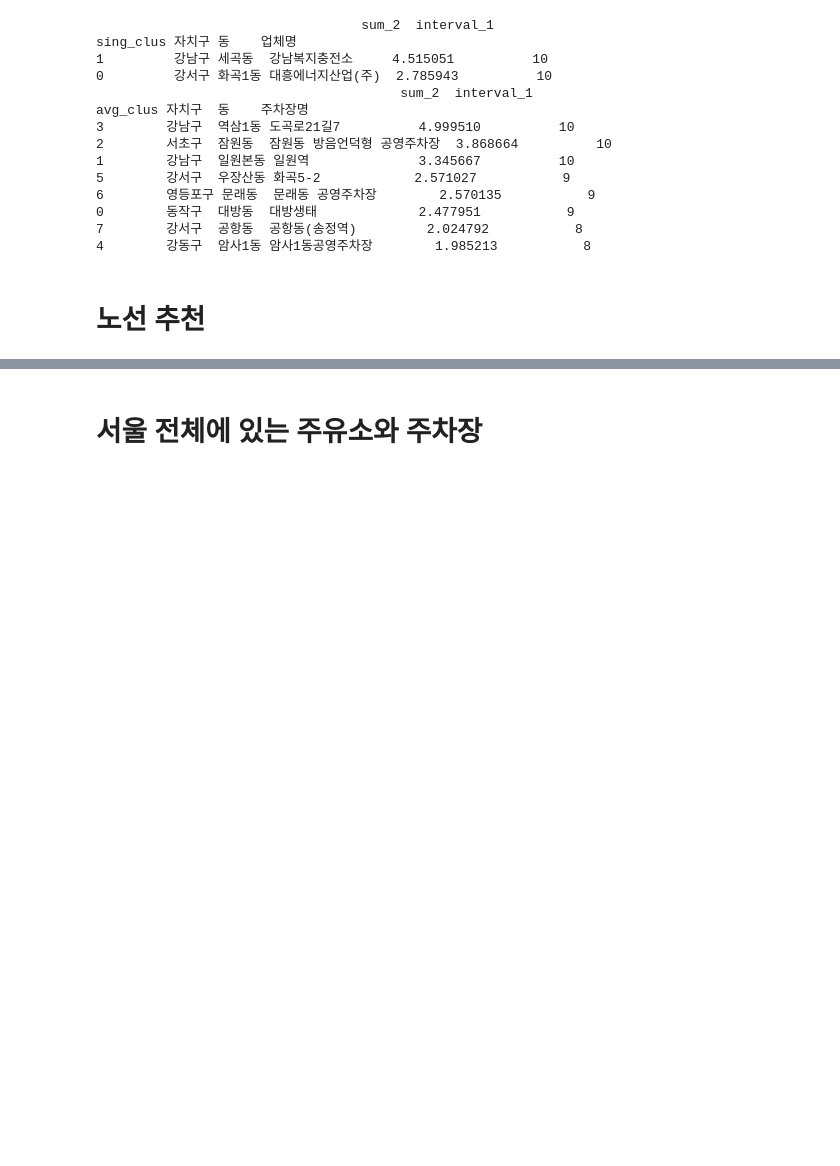
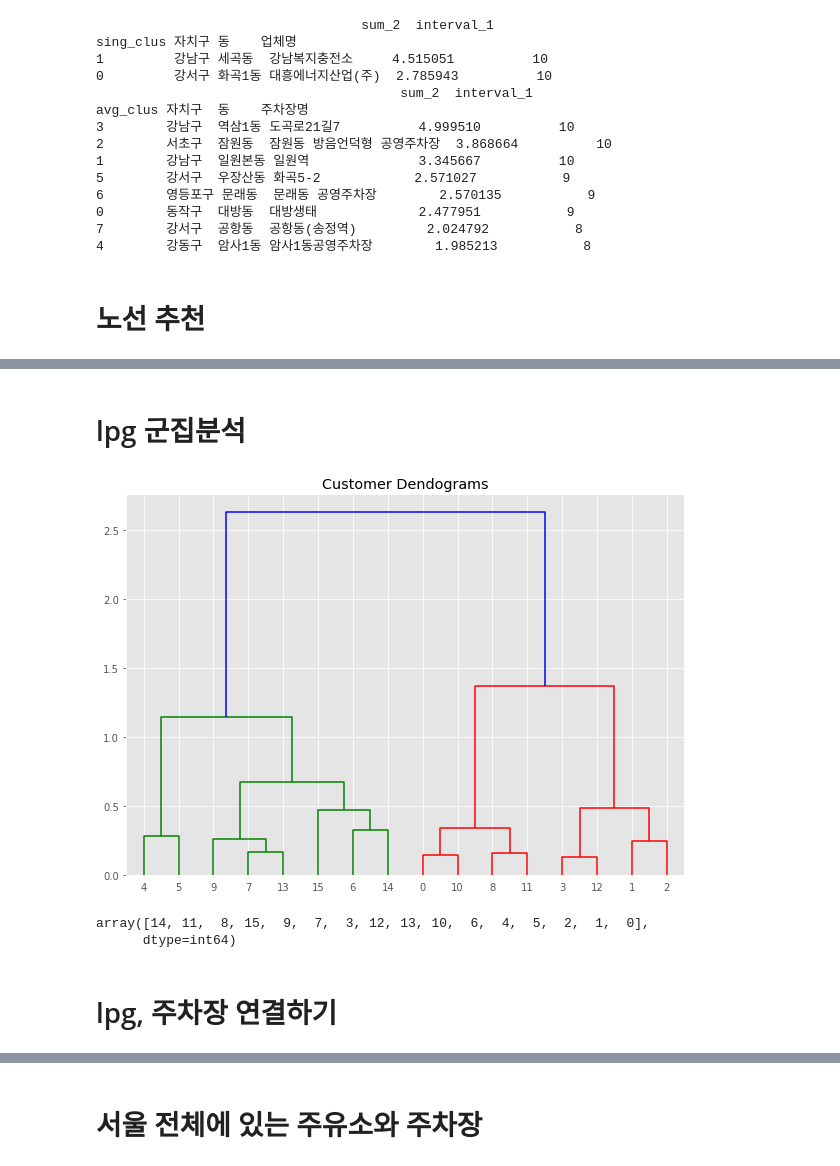
Before and after one commit to jbh08/Hydrogen-Vehicle, a Jupyter notebook: Data분석/Final최종입지추천/Final_methodology_merged.ipynb, the cells around one changed output, grey strips where cells are left out. Saved outputs shown, nothing was run; the diff lists cells and outputs as text; code cells hidden in the pictures; blank space fills up the shorter version.

```diff
--- a/Data분석/Final최종입지추천/Final_methodology_merged.ipynb
+++ b/Data분석/Final최종입지추천/Final_methodology_merged.ipynb
@@ -510,0 +625,19 @@ comp_index
+# %% [markdown]
+# lpg 군집분석
+# %%
+import scipy.cluster.hierarchy as shc
+
+plt.figure(figsize=(10, 7))
+plt.title("Customer Dendograms")
+dend = shc.dendrogram(shc.linkage(dis1, method='ward'), leaf_font_size=10)
+# %% [output]
+[figure, added]
+# %%
+## 군집구하기
+from sklearn.cluster import AgglomerativeClustering
+
+cluster3 = AgglomerativeClustering(n_clusters=16, affinity='euclidean', linkage='ward')
+cluster3.fit_predict(dis1)
+# %% [output]
+array([14, 11,  8, 15,  9,  7,  3, 12, 13, 10,  6,  4,  5,  2,  1,  0],
+      dtype=int64)
@@ -510,0 +652,2 @@ comp_index
+# %% [markdown]
+# lpg, 주차장 연결하기
```
Also changed, not shown: parts of 45 cells of this notebook.
